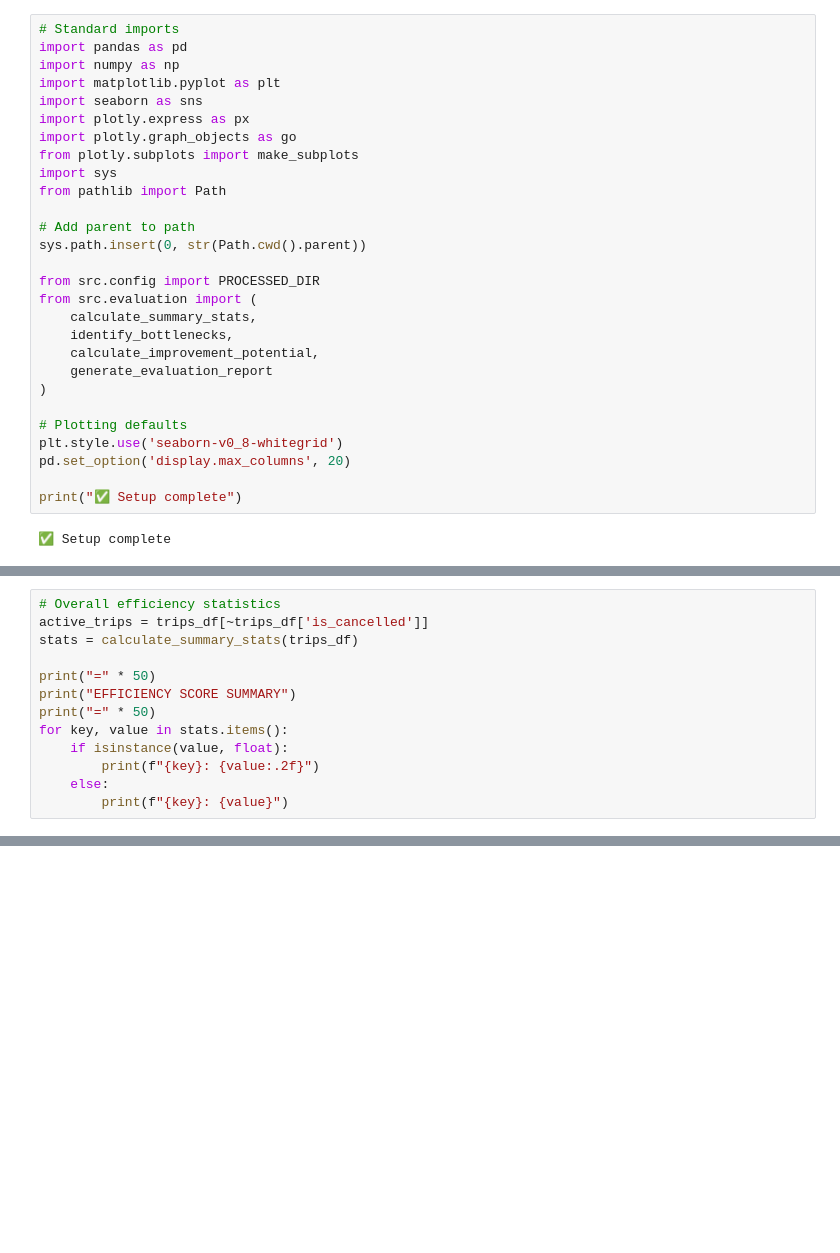
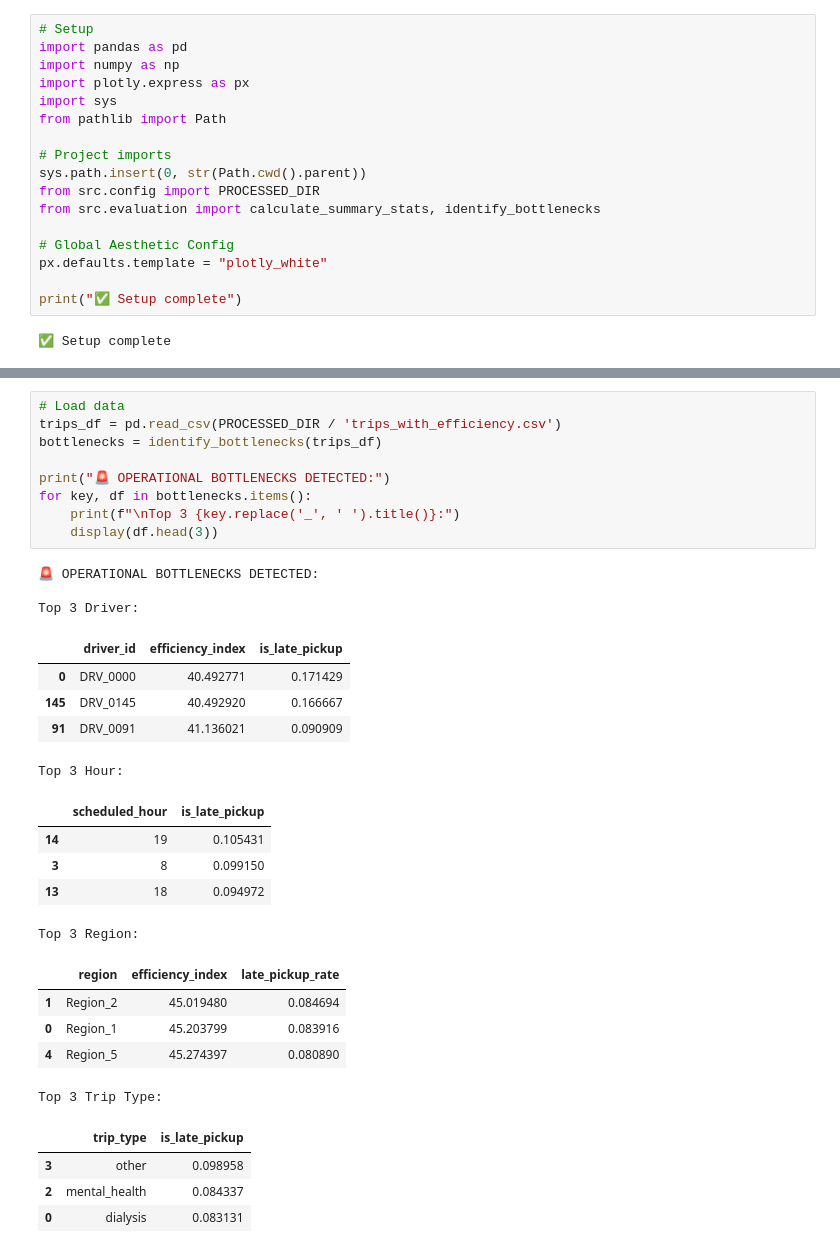
Before and after one commit to pasiempre/modivcare-rides-efficiency-, a Jupyter notebook: notebooks/04_evaluation_results.ipynb, the cells around one changed output, grey strips where cells are left out. Drawn from its saved outputs; the diff is of its cells as text; blank space fills up the shorter version.

Commit message:
Fix routing logic and align evaluation notebooks with SQL package

```diff
--- a/notebooks/04_evaluation_results.ipynb
+++ b/notebooks/04_evaluation_results.ipynb
@@ -4,29 +22,18 @@
 # %%
-# Standard imports
+# Setup
 import pandas as pd
 import numpy as np
-import matplotlib.pyplot as plt
-import seaborn as sns
 import plotly.express as px
-import plotly.graph_objects as go
-from plotly.subplots import make_subplots
 import sys
 from pathlib import Path
 
-# Add parent to path
+# Project imports
 sys.path.insert(0, str(Path.cwd().parent))
+from src.config import PROCESSED_DIR
+from src.evaluation import calculate_summary_stats, identify_bottlenecks
 
-from src.config import PROCESSED_DIR
-from src.evaluation import (
-    calculate_summary_stats,
-    identify_bottlenecks,
-    calculate_improvement_potential,
-    generate_evaluation_report
-)
-
-# Plotting defaults
-plt.style.use('seaborn-v0_8-whitegrid')
-pd.set_option('display.max_columns', 20)
+# Global Aesthetic Config
+px.defaults.template = "plotly_white"
 
 print("✅ Setup complete")
 # %% [output]
@@ -54,13 +40,0 @@ print(f"✅ Simulation strategies: {len(simulation_df)}")
-# %%
-# Overall efficiency statistics
-active_trips = trips_df[~trips_df['is_cancelled']]
-stats = calculate_summary_stats(trips_df)
-
-print("=" * 50)
-print("EFFICIENCY SCORE SUMMARY")
-print("=" * 50)
-for key, value in stats.items():
-    if isinstance(value, float):
-        print(f"{key}: {value:.2f}")
-    else:
-        print(f"{key}: {value}")
@@ -341,0 +45,32 @@ print("\n✅ Notebook 04 complete! Ready for dashboard deployment.")
+# %%
+# Load data
+trips_df = pd.read_csv(PROCESSED_DIR / 'trips_with_efficiency.csv')
+bottlenecks = identify_bottlenecks(trips_df)
+
+print("🚨 OPERATIONAL BOTTLENECKS DETECTED:")
+for key, df in bottlenecks.items():
+    print(f"\nTop 3 {key.replace('_', ' ').title()}:")
+    display(df.head(3))
+# %% [output]
+🚨 OPERATIONAL BOTTLENECKS DETECTED:
+
+Top 3 Driver:
+|  | driver_id | efficiency_index | is_late_pickup |
+| 0 | DRV_0000 | 40.492771 | 0.171429 |
+| 145 | DRV_0145 | 40.492920 | 0.166667 |
+| 91 | DRV_0091 | 41.136021 | 0.090909 |
+Top 3 Hour:
+|  | scheduled_hour | is_late_pickup |
+| 14 | 19 | 0.105431 |
+| 3 | 8 | 0.099150 |
+| 13 | 18 | 0.094972 |
+Top 3 Region:
+|  | region | efficiency_index | late_pickup_rate |
+| 1 | Region_2 | 45.019480 | 0.084694 |
+| 0 | Region_1 | 45.203799 | 0.083916 |
+| 4 | Region_5 | 45.274397 | 0.080890 |
+Top 3 Trip Type:
+|  | trip_type | is_late_pickup |
+| 3 | other | 0.098958 |
+| 2 | mental_health | 0.084337 |
+| 0 | dialysis | 0.083131 |
```
Also changed, not shown: parts of 21 cells of this notebook, 11 other files.
